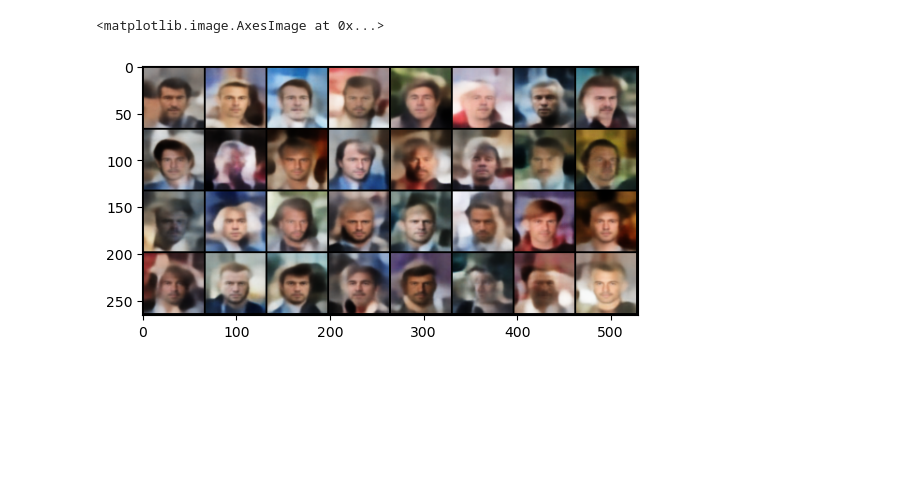
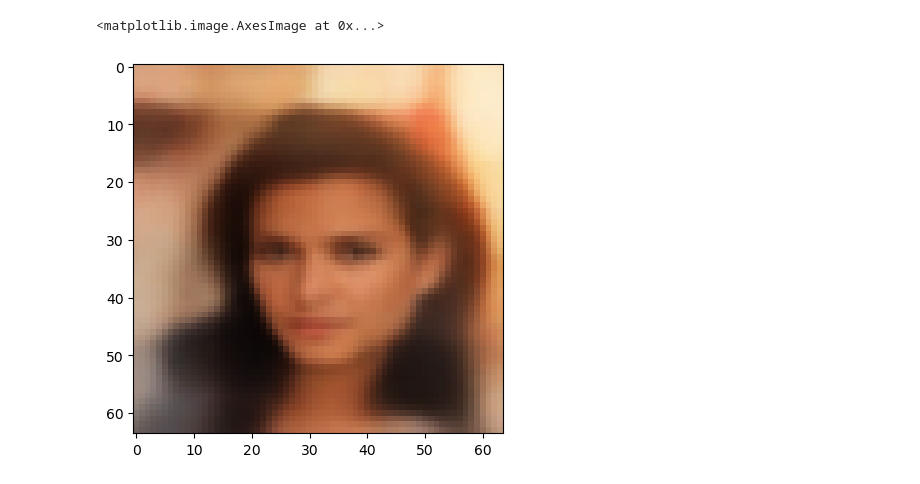
Before and after one commit to emaballarin/celeba_steerable_cvae, a Jupyter notebook: src/eval.ipynb, the cells around one changed output. Cells and saved outputs as stored; diff of their text form; code cells hidden in the pictures; blank space fills up the shorter version.

```diff
--- a/src/eval.ipynb
+++ b/src/eval.ipynb
@@ -22,7 +22,5 @@ CONDITION_SIZE: int = 40
 # %%
 device = th.device("cuda" if (th.cuda.is_available() and DEVICE_AUTODETECT) else "cpu")
 # %%
-model = CelebACVAE(lat_size=LATENT_SIZE, cond_size=CONDITION_SIZE, shared_neck=True).to(
-    device
-)
+model = CelebACVAE(lat_size=LATENT_SIZE, cond_size=CONDITION_SIZE).to(device)
 # %%
@@ -33,7 +31,7 @@ _ = model.eval()
 # %%
 # condition = th.round(2 * th.rand(TEST_BS, CONDITION_SIZE).to(device) - 1)
 condition = th.zeros(TEST_BS, CONDITION_SIZE).to(device)
-condition[:, 20] = 2
+# condition[:, 2] = 1
 # %%
 with th.no_grad():
     img = model.sample_eval(z=None, c=condition.to(device))
@@ -40,5 +42,12 @@ with th.no_grad():
 # %%
-plt.imshow(make_grid(img).permute(1, 2, 0).cpu().detach().numpy())
+# plt.imshow(make_grid(img).permute(1, 2, 0).cpu().detach().numpy())
-# %% [output]
-<matplotlib.image.AxesImage at 0x...>
-[figure, removed]
+# %%
+z = th.randn(1, LATENT_SIZE).to(device)
+c = th.zeros(1, CONDITION_SIZE).to(device)
+
+with th.no_grad():
+    img = model.sample_eval(z=z, c=c)
+plt.imshow(img[0].permute(1, 2, 0).cpu().detach().numpy())
+# %% [output]
+<matplotlib.image.AxesImage at 0x...>
+[figure, added]
```
Also changed, not shown: parts of 8 cells of this notebook, 2 other files.
